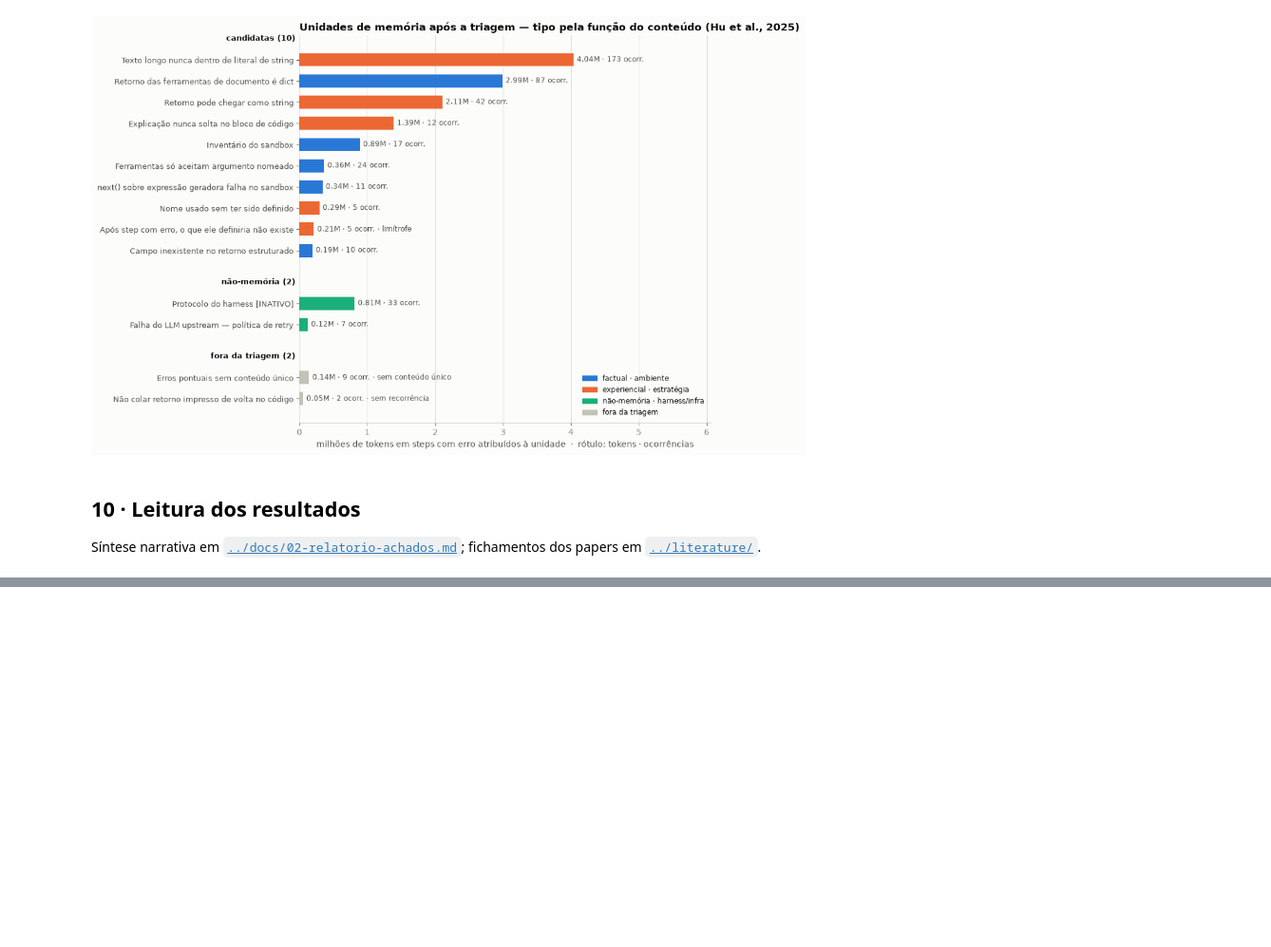
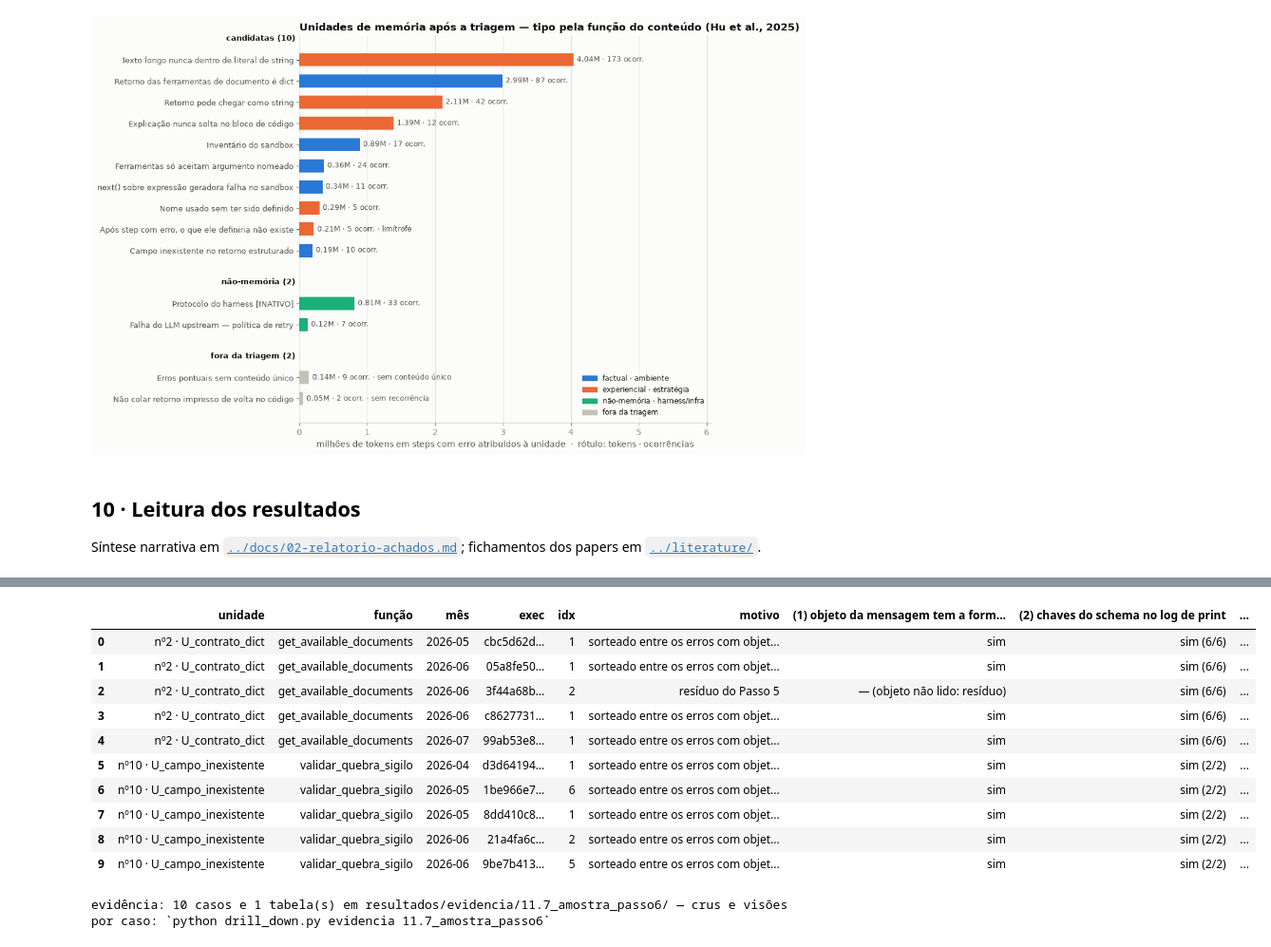
Before and after one commit to rc-ventura/memory_layer_ai_agents, a Jupyter notebook: analysis/2026-09-trace-law-flow/pipeline/analise_trace_esteira_juridica.ipynb, the cells around one changed output, grey strips where cells are left out. Shown at 95% size. Cells and saved outputs as stored; diff of their text form; code cells hidden in the pictures; blank space fills up the shorter version.

```diff
--- a/analysis/2026-09-trace-law-flow/pipeline/analise_trace_esteira_juridica.ipynb
+++ b/analysis/2026-09-trace-law-flow/pipeline/analise_trace_esteira_juridica.ipynb
@@ -2302,0 +2927,19 @@ for (u, fn), g in AUTOCORR.groupby(["unidade", "funcao_origem"], sort=False):
+# %%
+# 11.5 · Passo 4 — o schema é o mesmo em todos os meses?
+CANDIDATAS = sorted((tuple(i) for i in SUB_P1.index[SUB_P1["destino"] == "candidata"]), key=lambda k: list(UNIDADES).index(k[0]))
+EST = estabilidade(SCH, CANDIDATAS)
+display(tabela_meses(EST))
+with pd.option_context("display.max_colwidth", None):
+    display(tabela_estabilidade(EST))
+
+# evidência (ver 11.0): o primeiro caso de cada mês em cada nível + todos os casos cuja forma difere da comum
+registrar_evidencia(
+    "11.5_estabilidade", "§11.5",
+    "a forma do retorno de cada ferramenta candidata é a mesma em todos os meses com erro, por nível da estrutura — e, "
+    "onde difere, como.",
+    "o primeiro caso, na ordem (mês, exec_id, idx), de cada mês em cada nível, mais todos os casos cuja forma difere da comum.",
+    pd.concat([primeiro_por(EST, ["unidade", "funcao_origem", "nivel", "mes"]).assign(motivo="primeiro caso do mês neste nível"),
+               EST[EST["comparacao"] != "idêntica"].assign(motivo=lambda d: "forma difere da comum: " + d["comparacao"])])
+      .assign(ferramenta=lambda d: d["funcao_origem"], chaves=lambda d: d["chaves_topo"].map(";".join))
+      [["exec_id", "role", "idx", "mes", "unidade", "ferramenta", "nivel", "forma", "forma_comum", "comparacao", "chaves", "motivo"]],
+    {"estabilidade_por_erro": EST, "estabilidade": tabela_estabilidade(EST).reset_index()})
@@ -2302,0 +3006,34 @@ for (u, fn), g in AUTOCORR.groupby(["unidade", "funcao_origem"], sort=False):
+# %%
+# 11.7 · Passo 6 — amostra para conferir o schema contra o trace cru
+AMOSTRA_P6 = amostra_passo6(SCH, CANDIDATAS)
+CONF_P6 = conferir_amostra(AMOSTRA_P6, EST, AUTOCORR, STEPS_P1)
+display(CONF_P6.drop(columns=["exec_id", "role"]))
+
+# evidência (ver 11.0): os casos sorteados
+registrar_evidencia(
+    "11.7_amostra_passo6", "§11.7",
+    "o schema derivado (Passos 2 e 4) bate com o trace cru numa amostra sorteada de cada sub-unidade candidata.",
+    f"5 erros por sub-unidade candidata, sorteados com `random.Random({SEMENTE_P6})`: 1 do resíduo do Passo 5, quando há, "
+    "e o resto entre os erros com objeto lido.",
+    AMOSTRA_P6.assign(ferramenta=lambda d: d["funcao_origem"],
+                      chaves=[";".join(sorted(chaves_da_forma(chaves_do_schema(EST, u, fn)[1])))
+                              for u, fn in zip(AMOSTRA_P6["unidade"], AMOSTRA_P6["funcao_origem"])])
+      [["exec_id", "role", "idx", "mes", "unidade", "ferramenta", "pedido", "forma", "chaves", "motivo"]],
+    {"conferencia_amostra": CONF_P6},
+    nota="**Verificação humana (Passo 6 pré-registrado — pendente).** Para cada caso: abrir a visão "
+         "`derivados/<exec>_<role>_idx<n>.json`, seguir o caminho da mensagem de erro e do log de print até "
+         "`crus/<exec_id>.json`, e conferir no cru que o objeto tem as chaves da coluna `chaves` de `casos.csv`. "
+         "Anotar o resultado em `03-procedimento-validacao.md` §1.9.")
+# %% [output]
+|  | unidade | função | mês | exec | idx | motivo | (1) objeto da mensagem tem a form... | (2) chaves do schema no log de print | ... |
+| 0 | nº2 · U_contrato_dict | get_available_documents | 2026-05 | cbc5d62d… | 1 | sorteado entre os erros com objet... | sim | sim (6/6) | ... |
+| 1 | nº2 · U_contrato_dict | get_available_documents | 2026-06 | 05a8fe50… | 1 | sorteado entre os erros com objet... | sim | sim (6/6) | ... |
+| 2 | nº2 · U_contrato_dict | get_available_documents | 2026-06 | 3f44a68b… | 2 | resíduo do Passo 5 | — (objeto não lido: resíduo) | sim (6/6) | ... |
+| 3 | nº2 · U_contrato_dict | get_available_documents | 2026-06 | c8627731… | 1 | sorteado entre os erros com objet... | sim | sim (6/6) | ... |
+| 4 | nº2 · U_contrato_dict | get_available_documents | 2026-07 | 99ab53e8… | 1 | sorteado entre os erros com objet... | sim | sim (6/6) | ... |
+| 5 | nº10 · U_campo_inexistente | validar_quebra_sigilo | 2026-04 | d3d64194… | 1 | sorteado entre os erros com objet... | sim | sim (2/2) | ... |
+| 6 | nº10 · U_campo_inexistente | validar_quebra_sigilo | 2026-05 | 1be966e7… | 6 | sorteado entre os erros com objet... | sim | sim (2/2) | ... |
+| 7 | nº10 · U_campo_inexistente | validar_quebra_sigilo | 2026-05 | 8dd410c8… | 1 | sorteado entre os erros com objet... | sim | sim (2/2) | ... |
+| 8 | nº10 · U_campo_inexistente | validar_quebra_sigilo | 2026-06 | 21a4fa6c… | 2 | sorteado entre os erros com objet... | sim | sim (2/2) | ... |
+| 9 | nº10 · U_campo_inexistente | validar_quebra_sigilo | 2026-06 | 9be7b413… | 5 | sorteado entre os erros com objet... | sim | sim (2/2) | ... |
+evidência: 10 casos e 1 tabela(s) em resultados/evidencia/11.7_amostra_passo6/ — crus e visões por caso: `python drill_down.py evidencia 11.7_amostra_passo6`
```
Also changed, not shown: parts of 26 cells of this notebook, 8 other files.
